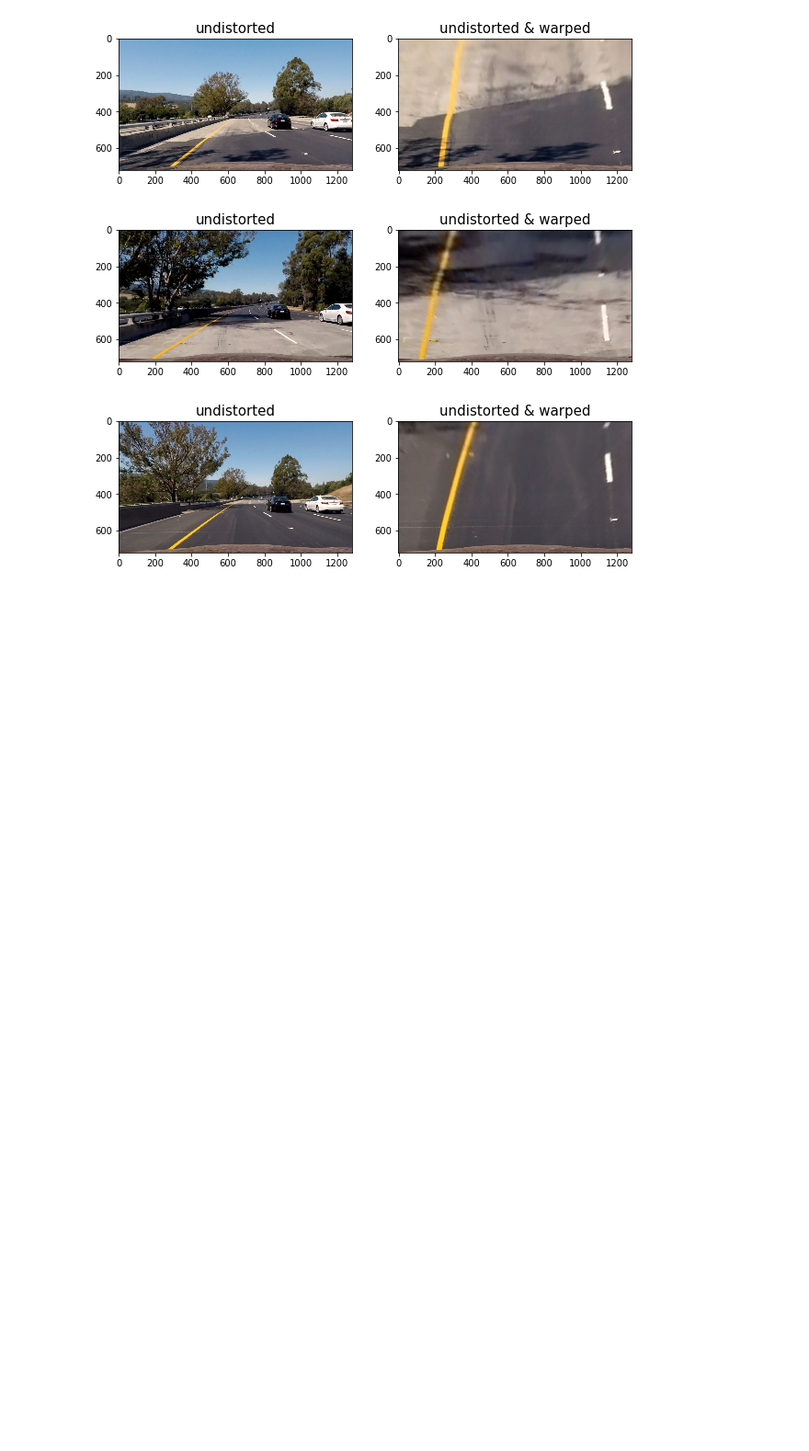
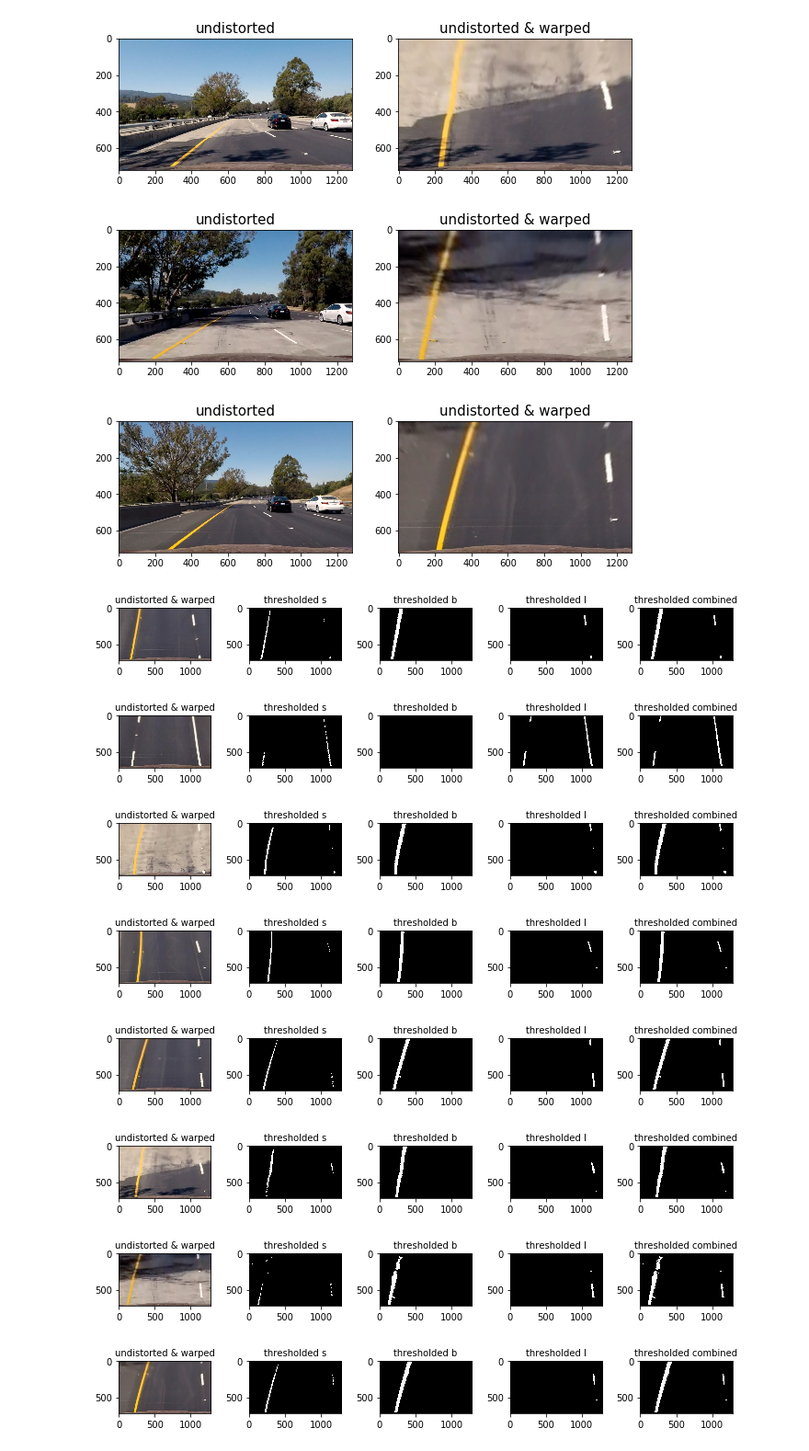
Before and after one commit to YasirHabib/Self-Driving-Car-Engineer, a Jupyter notebook: Advanced-Lane-Lines/Solution.ipynb, the cells around one changed output. Shown at 92% size. Saved outputs shown, nothing was run; the diff lists cells and outputs as text; code cells hidden in the pictures; blank space fills up the shorter version.

Commit message:
threshold binary images output

```diff
--- a/Advanced-Lane-Lines/Solution.ipynb
+++ b/Advanced-Lane-Lines/Solution.ipynb
@@ -128,11 +128,13 @@ def warp_test_images(img):
     return warped, M
 # %%
 input_folder = 'test_images/'
+pers_transform = []
 
 for img in glob(input_folder + '/*.jpg'):
     img = mpimg.imread(img)
     undist = undistort(img, mtx, dist)
     top_down, perspective_M = warp_test_images(undist)
+    pers_transform.append(top_down)
     f, (ax1, ax2) = plt.subplots(1, 2, figsize=(10, 20))
     ax1.imshow(undist)
     ax1.set_title('undistorted', fontsize=15)
@@ -149,0 +179,30 @@ for img in glob(input_folder + '/*.jpg'):
+# %%
+for image in pers_transform:
+    s_binary, b_binary, l_binary, c_binary = thresholds(image)
+
+    f, (ax1, ax2, ax3, ax4, ax5,) = plt.subplots(1, 5, figsize=(10,20))
+    f.tight_layout()
+
+    ax1.set_title('undistorted & warped', fontsize=10)
+    ax1.imshow(image)
+
+    ax2.set_title('thresholded s', fontsize=10)
+    ax2.imshow(s_binary, cmap='gray')
+
+    ax3.set_title('thresholded b', fontsize=10)
+    ax3.imshow(b_binary, cmap='gray')
+
+    ax4.set_title('thresholded l', fontsize=10)
+    ax4.imshow(l_binary, cmap='gray')
+
+    ax5.set_title('thresholded combined', fontsize=10)
+    ax5.imshow(c_binary, cmap='gray')
+# %% [output]
+[figure, added]
+[figure, added]
+[figure, added]
+[figure, added]
+[figure, added]
+[figure, added]
+[figure, added]
+[figure, added]
```
Also changed, not shown: parts of 2 cells of this notebook.
